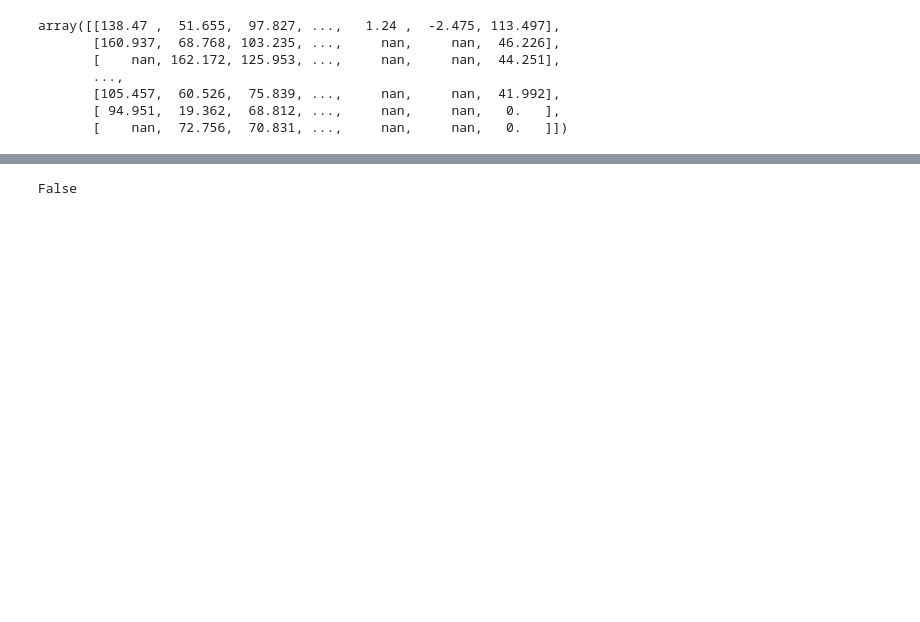
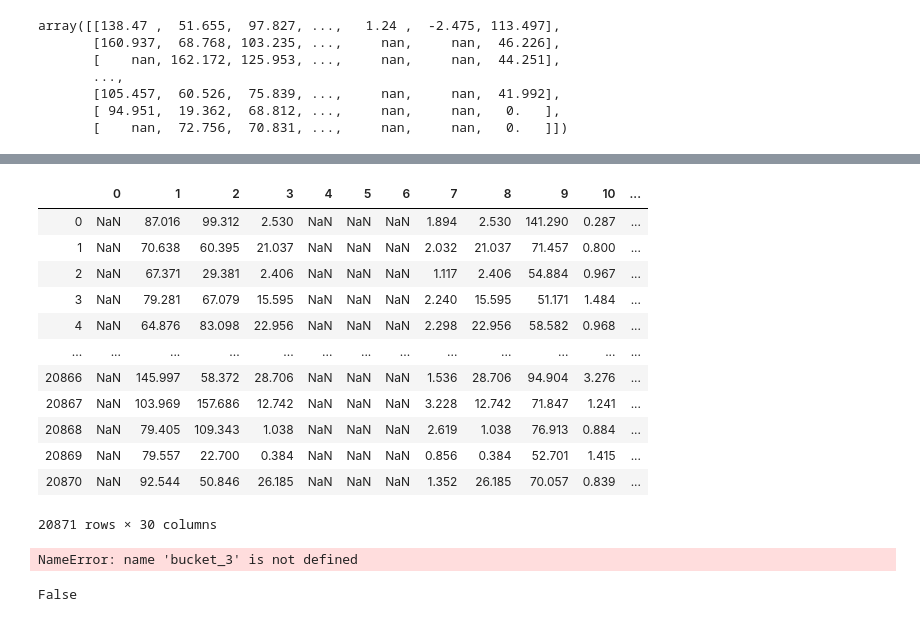
Before and after one commit to tkalim/ML-Project-1, a Jupyter notebook: scripts/project1.ipynb, the cells around one changed output, grey strips where cells are left out. Drawn from its saved outputs; the diff is of its cells as text; code cells hidden in the pictures; blank space fills up the shorter version.

```diff
--- a/scripts/project1.ipynb
+++ b/scripts/project1.ipynb
@@ -48,6 +31,10 @@ array([[138.47 ,  51.655,  97.827, ...,   1.24 ,  -2.475, 113.497],
        [105.457,  60.526,  75.839, ...,     nan,     nan,  41.992],
        [ 94.951,  19.362,  68.812, ...,     nan,     nan,   0.   ],
        [    nan,  72.756,  70.831, ...,     nan,     nan,   0.   ]])
-# %%
-#substract mean and divide by std, replace Nans with mean
-tX = normalize(tX)
+# %%
+import pandas as pd
+pd.set_option('display.max_rows', 500)
+pd.set_option('display.max_columns', 500)
+pd.set_option('display.width', 1000)
+data = pd.DataFrame(tX)
+data.describe()
@@ -56 +53,5 @@ tX = normalize(tX)
 x_train, y_train, x_test, y_test = split_data(tX, y, 0.8, seed=1)
+# %%
+# Append y values as column to later divide y into buckets corresponding with x values
+x_train = np.column_stack((x_train, y_train))
+x_test = np.column_stack((x_test, y_test))
@@ -56,0 +72,16 @@ x_train, y_train, x_test, y_test = split_data(tX, y, 0.8, seed=1)
+# %%
+# get all the needed buckets
+buckets = get_buckets(x_train)
+# y
+y_buckets = []
+for i in range(len(buckets)):
+    y_buckets.append(buckets[i][:, -1])
+    buckets[i] = np.delete(buckets[i], -1, 1)
+# test
+test_buckets = get_buckets(x_test)
+submission_x_buckets = get_buckets(submission_x.copy())
+# test y
+test_y_buckets = []
+for i in range(len(test_buckets)):
+    test_y_buckets.append(test_buckets[i][:, -1])
+    test_buckets[i] = np.delete(test_buckets[i], -1, 1)
@@ -56,0 +102,25 @@ x_train, y_train, x_test, y_test = split_data(tX, y, 0.8, seed=1)
+# %%
+import pandas as pd
+bucket_1 = pd.DataFrame(buckets[1])
+#b = bucket_1.copy()
+#b.dropna(axis='columns',how='all')
+bucket_1
+# %% [output]
+|  | 0 | 1 | 2 | 3 | 4 | 5 | 6 | 7 | 8 | 9 | 10 | ... |
+| 0 | NaN | 87.016 | 99.312 | 2.530 | NaN | NaN | NaN | 1.894 | 2.530 | 141.290 | 0.287 | ... |
+| 1 | NaN | 70.638 | 60.395 | 21.037 | NaN | NaN | NaN | 2.032 | 21.037 | 71.457 | 0.800 | ... |
+| 2 | NaN | 67.371 | 29.381 | 2.406 | NaN | NaN | NaN | 1.117 | 2.406 | 54.884 | 0.967 | ... |
+| 3 | NaN | 79.281 | 67.079 | 15.595 | NaN | NaN | NaN | 2.240 | 15.595 | 51.171 | 1.484 | ... |
+| 4 | NaN | 64.876 | 83.098 | 22.956 | NaN | NaN | NaN | 2.298 | 22.956 | 58.582 | 0.968 | ... |
+| ... | ... | ... | ... | ... | ... | ... | ... | ... | ... | ... | ... | ... |
+| 20866 | NaN | 145.997 | 58.372 | 28.706 | NaN | NaN | NaN | 1.536 | 28.706 | 94.904 | 3.276 | ... |
+| 20867 | NaN | 103.969 | 157.686 | 12.742 | NaN | NaN | NaN | 3.228 | 12.742 | 71.847 | 1.241 | ... |
+| 20868 | NaN | 79.405 | 109.343 | 1.038 | NaN | NaN | NaN | 2.619 | 1.038 | 76.913 | 0.884 | ... |
+| 20869 | NaN | 79.557 | 22.700 | 0.384 | NaN | NaN | NaN | 0.856 | 0.384 | 52.701 | 1.415 | ... |
+| 20870 | NaN | 92.544 | 50.846 | 26.185 | NaN | NaN | NaN | 1.352 | 26.185 | 70.057 | 0.839 | ... |
+20871 rows × 30 columns
+# %%
+bucket_2 = pd.DataFrame(buckets[3])
+bucket_3
+# %% [output]
+NameError: name 'bucket_3' is not defined
```
Also changed, not shown: parts of 25 cells of this notebook, 1 other file.
